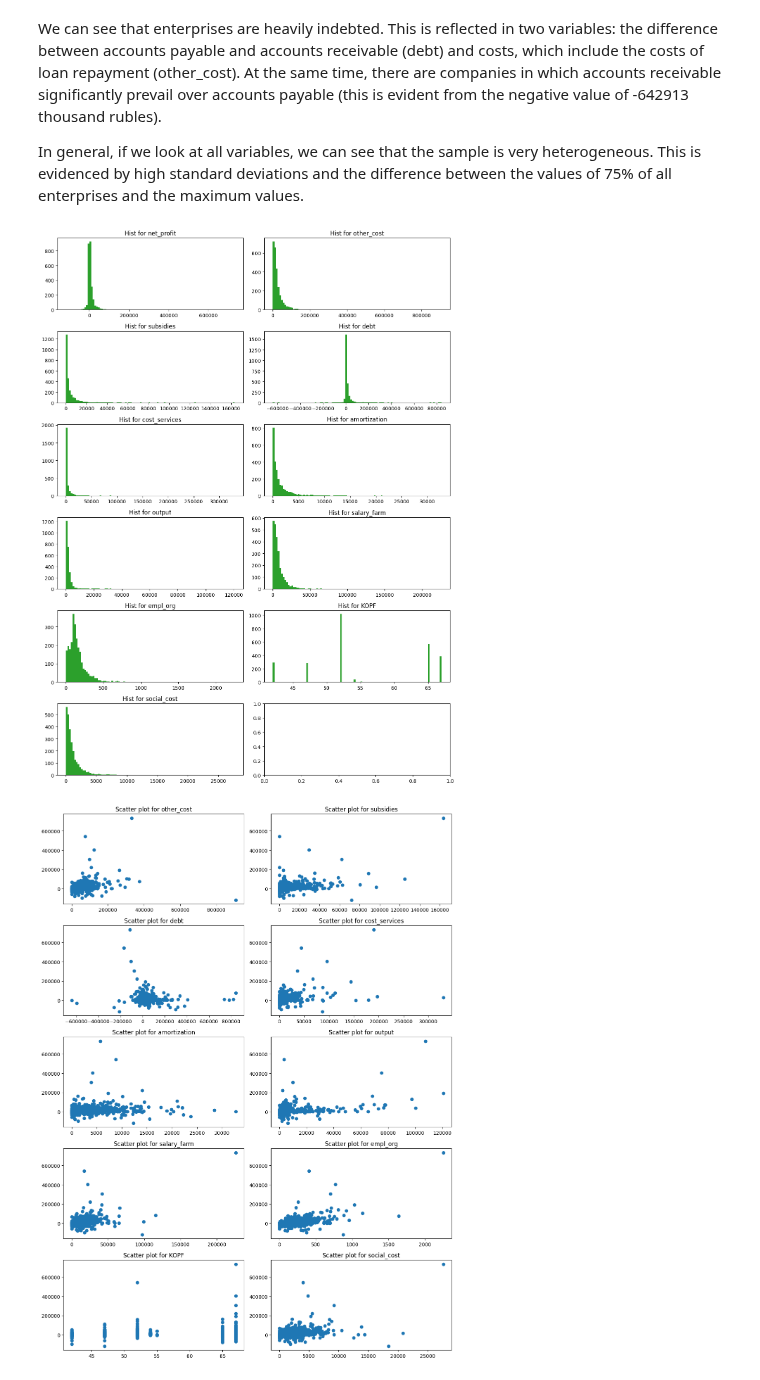
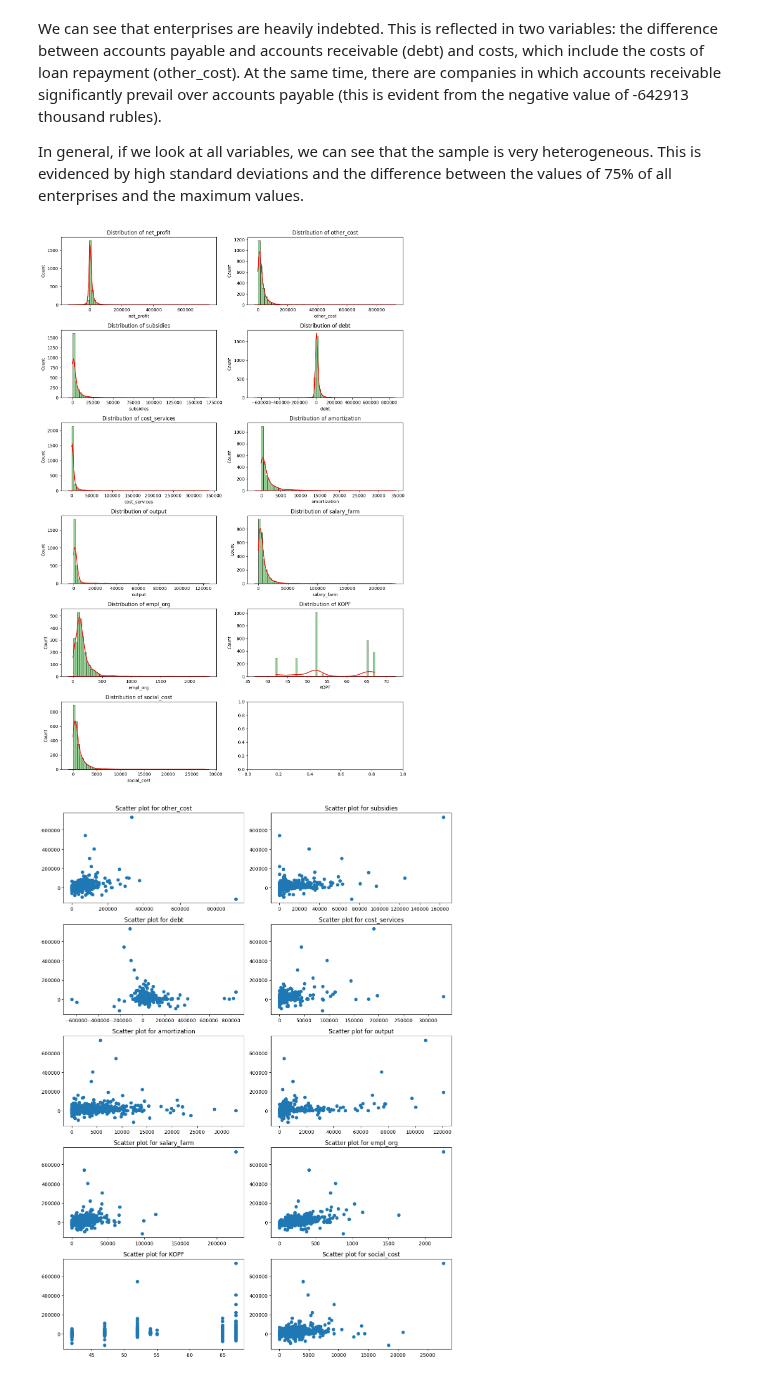
Before and after one commit to SergeyHSE/LinearRegressor.github.io, a Jupyter notebook: RegressionAnalysis.ipynb, the cells around one changed output. Drawn from its saved outputs; the diff is of its cells as text; code cells hidden in the pictures.

```diff
--- a/RegressionAnalysis.ipynb
+++ b/RegressionAnalysis.ipynb
@@ -213,24 +213,25 @@ In general, if we look at all variables, we can see that the sample is very hete
 # %%
 feature_names = list(livestock.columns)
 num_rows = 6
 num_cols = 2
 num_plots = len(feature_names)
 
-fig, axes = plt.subplots(nrows=num_rows, ncols=num_cols, figsize=(12,16), dpi=100)
+fig, axes = plt.subplots(nrows=num_rows, ncols=num_cols, figsize=(12, 18), dpi=100)
 axes = axes.flatten()
 
 for i in range(num_plots):
-  if i < num_plots:
-    ax = axes[i]
-    feature_data = livestock[feature_names[i]]
-    ax.hist(x=feature_data, bins=100, color='tab:green')
-    ax.set_title(f'Hist for {feature_names[i]}')
-  else:
-    fig.delaxes(axes[i])
+    if i < num_plots:
+        ax = axes[i]
+        feature_data = livestock[feature_names[i]]
+        sns.histplot(data=feature_data, bins=60, kde=True, color='tab:green', ax=ax)
+        ax.set_title(f'Distribution of {feature_names[i]}')
+        kde_values = sns.kdeplot(data=feature_data, color='red', ax=ax).get_lines()[0].get_data()
+        ax.plot(kde_values[0], kde_values[1], color='red')
+
 plt.tight_layout()
 plt.show()
 # %% [output]
-[figure, old version]
+[figure, new version]
 # %%
 y = livestock['net_profit']
 X = livestock.drop('net_profit', axis=1)
```
Also changed, not shown: parts of 1 cell of this notebook.
